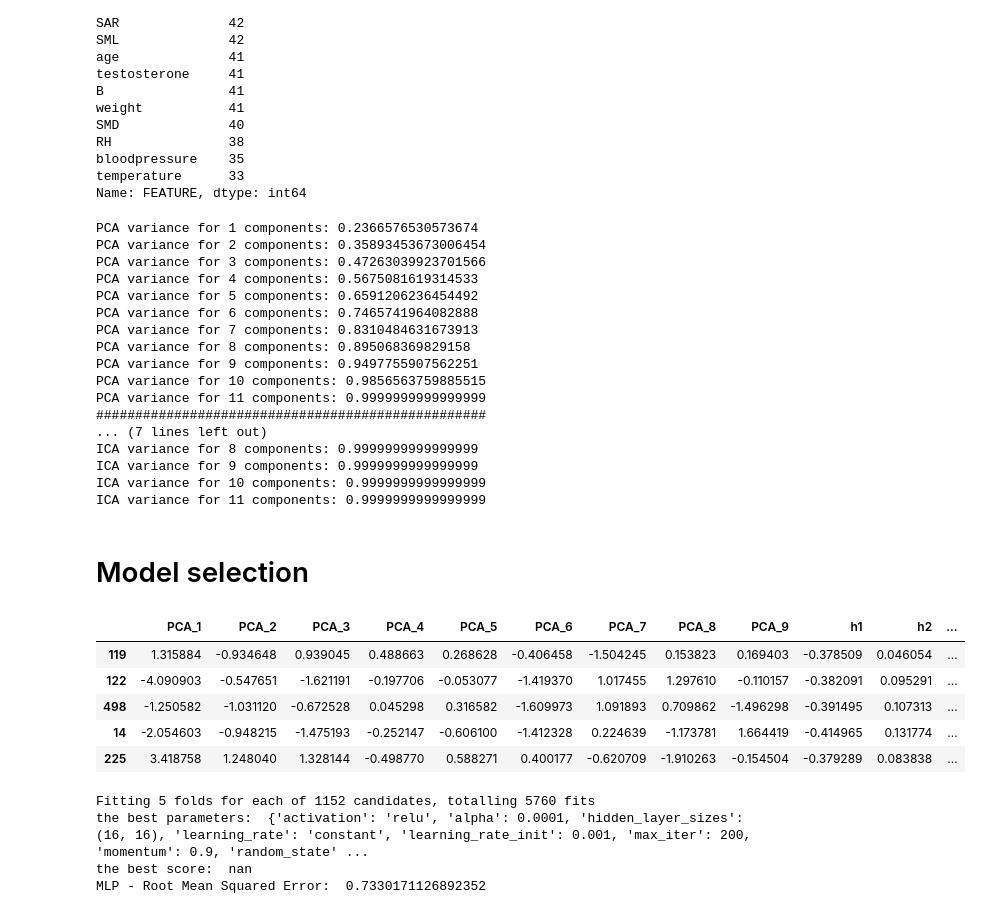
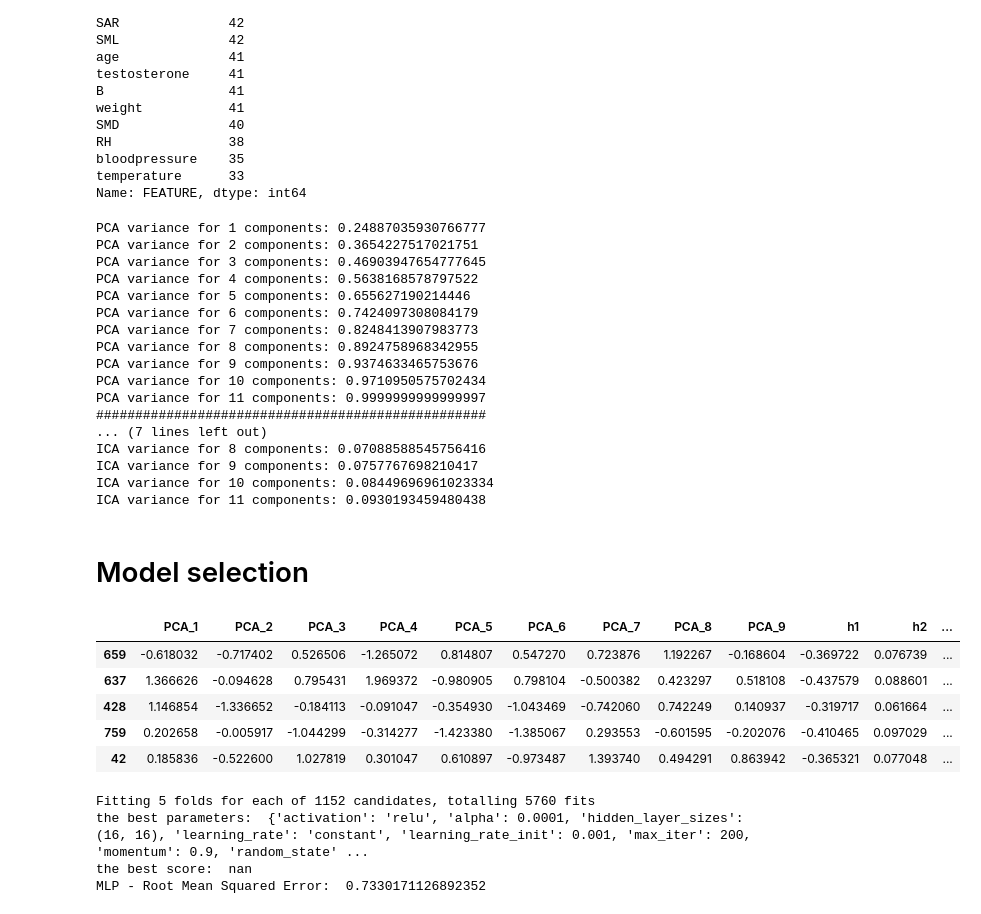
Before and after one commit to FedericaRoberto/UCL-ML-Project, a Jupyter notebook: main.ipynb, the cells around one changed output. Drawn from its saved outputs; the diff is of its cells as text; code cells hidden in the pictures.

```diff
--- a/main.ipynb
+++ b/main.ipynb
@@ -595,7 +595,9 @@ Name: FEATURE, dtype: int64
 # Execute PCA and other methods on the columns: 'age', 'cholesterol', 'hemoglobin', 'testosterone', 'weight', 'A', 'B', 'PHY', 'SAR', 'SMD', 'SML'
 from sklearn import decomposition
 from sklearn.preprocessing import MinMaxScaler
-selected_columns = ['age', 'cholesterol', 'hemoglobin', 'testosterone', 'weight', 'A', 'B', 'PHY', 'SAR', 'SMD', 'SML']
+import numpy as np
+
+selected_columns = ['PHY', 'cholesterol', 'A', 'hemoglobin', 'SAR', 'SML', 'age', 'testosterone', 'weight', 'B', 'blood pressure']
 
 # Start from 1 component and increase it until the explained variance is 0.95 at each step and plot the explained variance
 data = Xtab1[selected_columns]
@@ -610,54 +612,54 @@ data = Xtab1[selected_columns]
 for i in range(1, len(selected_columns) + 1):
     ica = decomposition.FastICA(n_components=i)
     ica.fit(data)
-    print('ICA variance for', i, 'components:', pca.explained_variance_ratio_.sum())
+    print('ICA variance for', i, 'components:', np.sum(np.abs(ica.components_).mean(axis=0)))
 # %% [output]
-PCA variance for 1 components: 0.2366576530573674
-PCA variance for 2 components: 0.35893453673006454
-PCA variance for 3 components: 0.47263039923701566
-PCA variance for 4 components: 0.5675081619314533
-PCA variance for 5 components: 0.6591206236454492
-PCA variance for 6 components: 0.7465741964082888
-PCA variance for 7 components: 0.8310484631673913
-PCA variance for 8 components: 0.895068369829158
-PCA variance for 9 components: 0.9497755907562251
-PCA variance for 10 components: 0.9856563759885515
-PCA variance for 11 components: 0.9999999999999999
+PCA variance for 1 components: 0.24887035930766777
+PCA variance for 2 components: 0.3654227517021751
+PCA variance for 3 components: 0.46903947654777645
+PCA variance for 4 components: 0.5638168578797522
+PCA variance for 5 components: 0.655627190214446
+PCA variance for 6 components: 0.7424097308084179
+PCA variance for 7 components: 0.8248413907983773
+PCA variance for 8 components: 0.8924758968342955
+PCA variance for 9 components: 0.9374633465753676
+PCA variance for 10 components: 0.9710950575702434
+PCA variance for 11 components: 0.9999999999999997
 ##################################################
 ... (7 lines left out)
-ICA variance for 8 components: 0.9999999999999999
-ICA variance for 9 components: 0.9999999999999999
-ICA variance for 10 components: 0.9999999999999999
-ICA variance for 11 components: 0.9999999999999999
+ICA variance for 8 components: 0.07088588545756416
+ICA variance for 9 components: 0.0757767698210417
+ICA variance for 10 components: 0.08449696961023334
+ICA variance for 11 components: 0.0930193459480438
 # %% [markdown]
 # Model selection
 # %%
-selected_columns = ['age', 'cholesterol', 'hemoglobin', 'testosterone', 'weight', 'A', 'B', 'PHY', 'SAR', 'SMD', 'SML']
+selected_columns = ['PHY', 'cholesterol', 'A', 'hemoglobin', 'SAR', 'SML', 'age', 'testosterone', 'weight', 'B', 'blood pressure']
 new_data = Xtab1[selected_columns]
 # Do the PCA of 9 components
 pca = decomposition.PCA(n_components=9)
 pca.fit(new_data)
 new_data = pca.transform(new_data)
 new_data = pd.DataFrame(new_data)
 new_data.columns = ['PCA_1', 'PCA_2', 'PCA_3', 'PCA_4', 'PCA_5', 'PCA_6', 'PCA_7', 'PCA_8', 'PCA_9']
 # add the MyXimg1 to the data
 new_data = pd.concat([new_data, Ximg1], axis=1)
 
 # drop the columns img_filename
 new_data = new_data.drop(['img_filename'], axis=1)
 # new_data.head()
 target_data = Xtab1['LOG_Y']
 target_data.head()
 # split the data into training and testing data
 X_train, X_test, y_train, y_test = train_test_split(new_data, target_data, test_size=0.2)
 X_train.head()
 # %% [output]
 |  | PCA_1 | PCA_2 | PCA_3 | PCA_4 | PCA_5 | PCA_6 | PCA_7 | PCA_8 | PCA_9 | h1 | h2 | ... |
-| 119 | 1.315884 | -0.934648 | 0.939045 | 0.488663 | 0.268628 | -0.406458 | -1.504245 | 0.153823 | 0.169403 | -0.378509 | 0.046054 | ... |
-| 122 | -4.090903 | -0.547651 | -1.621191 | -0.197706 | -0.053077 | -1.419370 | 1.017455 | 1.297610 | -0.110157 | -0.382091 | 0.095291 | ... |
-| 498 | -1.250582 | -1.031120 | -0.672528 | 0.045298 | 0.316582 | -1.609973 | 1.091893 | 0.709862 | -1.496298 | -0.391495 | 0.107313 | ... |
-| 14 | -2.054603 | -0.948215 | -1.475193 | -0.252147 | -0.606100 | -1.412328 | 0.224639 | -1.173781 | 1.664419 | -0.414965 | 0.131774 | ... |
-| 225 | 3.418758 | 1.248040 | 1.328144 | -0.498770 | 0.588271 | 0.400177 | -0.620709 | -1.910263 | -0.154504 | -0.379289 | 0.083838 | ... |
+| 659 | -0.618032 | -0.717402 | 0.526506 | -1.265072 | 0.814807 | 0.547270 | 0.723876 | 1.192267 | -0.168604 | -0.369722 | 0.076739 | ... |
+| 637 | 1.366626 | -0.094628 | 0.795431 | 1.969372 | -0.980905 | 0.798104 | -0.500382 | 0.423297 | 0.518108 | -0.437579 | 0.088601 | ... |
+| 428 | 1.146854 | -1.336652 | -0.184113 | -0.091047 | -0.354930 | -1.043469 | -0.742060 | 0.742249 | 0.140937 | -0.319717 | 0.061664 | ... |
+| 759 | 0.202658 | -0.005917 | -1.044299 | -0.314277 | -1.423380 | -1.385067 | 0.293553 | -0.601595 | -0.202076 | -0.410465 | 0.097029 | ... |
+| 42 | 0.185836 | -0.522600 | 1.027819 | 0.301047 | 0.610897 | -0.973487 | 1.393740 | 0.494291 | 0.863942 | -0.365321 | 0.077048 | ... |
 # %%
 class MeanRegressor:
     def fit(self, X, y):
```
Also changed, not shown: parts of 8 cells of this notebook, 3 other files.
